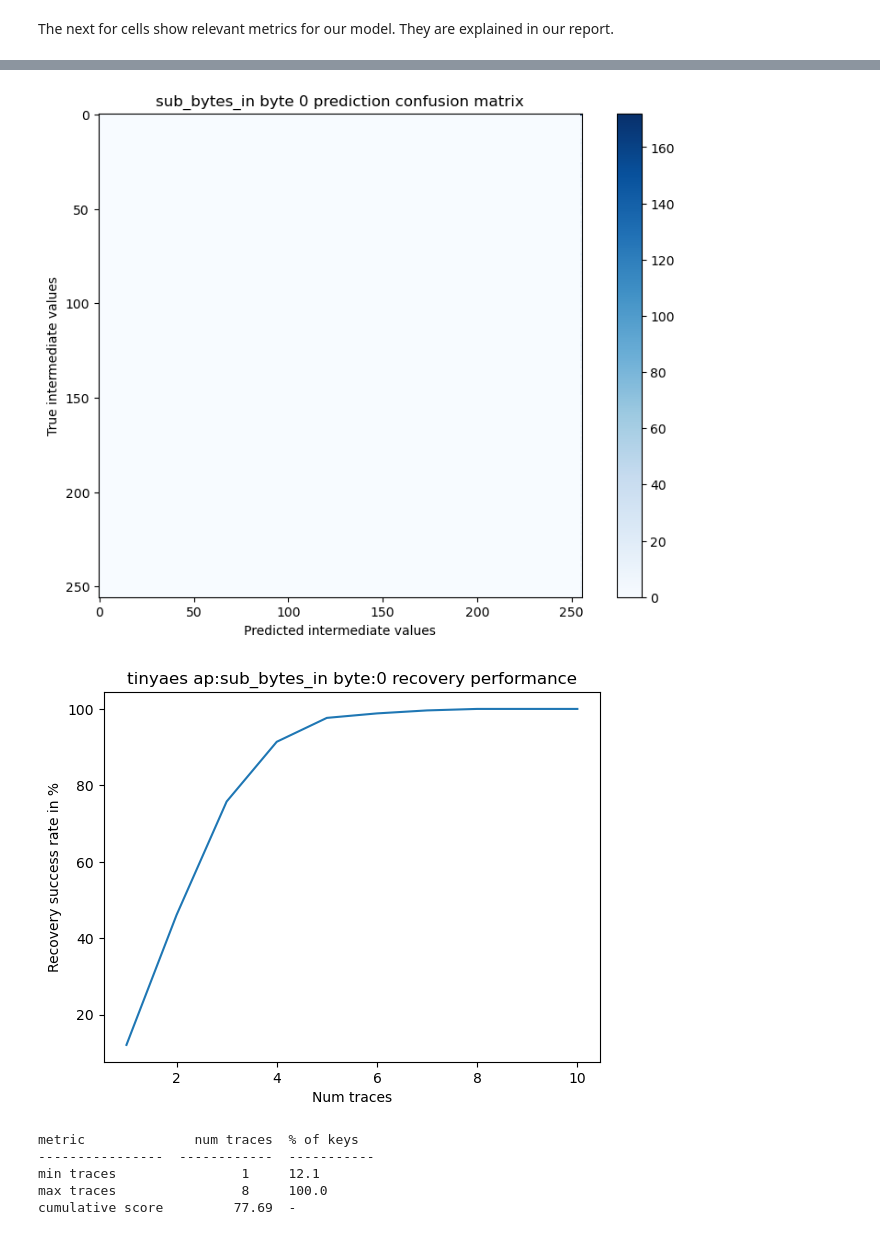
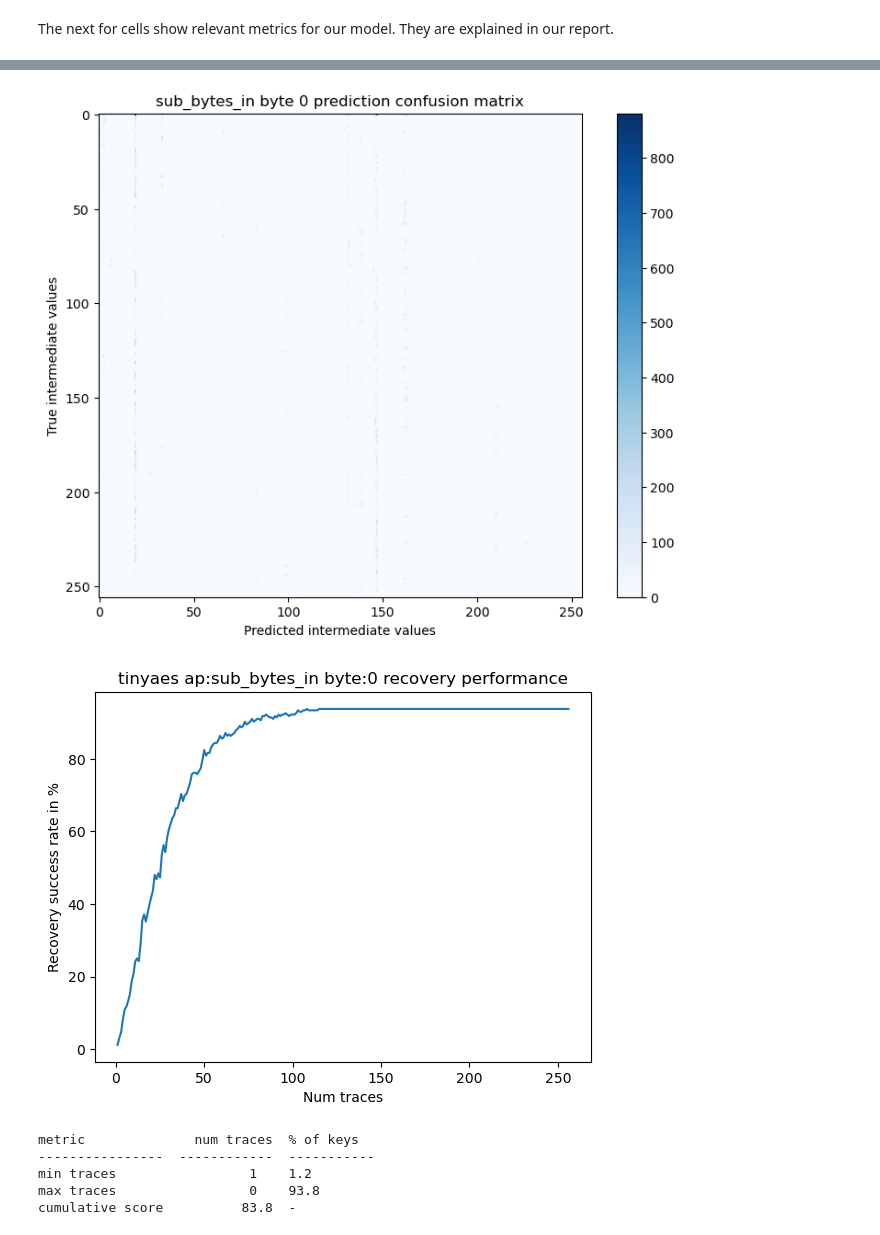
Before and after one commit to 671414/DAT255_SCA, a Jupyter notebook: notebooks/ours/testing_recovery_on_our_own_dataset.ipynb, the cells around one changed output, grey strips where cells are left out. Cells and saved outputs as stored; diff of their text form; code cells hidden in the pictures.

```diff
--- a/notebooks/ours/testing_recovery_on_our_own_dataset.ipynb
+++ b/notebooks/ours/testing_recovery_on_our_own_dataset.ipynb
@@ -88,10 +88,10 @@ This cell might throw an userwarning that can be safely ignored since we are not
 import tensorflow as tf
 
 
-model = tf.keras.models.load_model("../models/stm32f0-tinyaes-cnn-v10-ap_sub_bytes_in-byte_0-len_5000.keras")
-#model = tf.keras.models.load_model("../models/best_model_v1.keras", compile=False)
-#model = tf.keras.models.load_model("../models/first_scaaml_model_on_our_data.keras")
-#sc_md_od = tf.keras.models.load_model("../models/first_scaaml_model_on_our_data.keras")
+#model = tf.keras.models.load_model("../models/stm32f415-tinyaes-cnn-v10-ap_sub_bytes_in-byte_0-len_5000.keras")
+model = tf.keras.models.load_model("../models/stm32f0-tinyaes-cnn-v1-ap_sub_bytes_in-byte_0_len_5000.keras", compile=False)
+#model = tf.keras.models.load_model("../models/stm32f0-tinyaes-cnn-v0-ap_sub_bytes_in-byte_0_len_5000.keras.keras")
+#model = tf.keras.models.load_model("../models/stm32f0-tinyaes-cnn-v0-ap_sub_bytes_in-byte_0_len_5000.keras.keras")
 # %% [markdown]
 These next cells can use a lot of memory.
 # %%
@@ -99,7 +99,7 @@ ATTACK_POINT = 'sub_bytes_in'
 ATTACK_BYTE = 0
 # %%
 import src.DAT255_SCA.utils.dataset_utils as utils
-NUM_TRACES = 10  # maximum number of traces to use to recover a given key byte.
+NUM_TRACES = 256  # maximum number of traces to use to recover a given key byte.
 correct_prediction_rank = defaultdict(list)
 y_pred = []
 y_true = []
@@ -173,19 +173,19 @@ Accuracy: 0.00
 # %%
 plot_confusion_matrix(y_true, y_pred, normalize=True, title="%s byte %s prediction confusion matrix" % (ATTACK_POINT, ATTACK_BYTE))
 # %% [output]
-[figure, old version]
+[figure, new version]
 # %%
-NUM_TRACES_TO_PLOT = 10
+NUM_TRACES_TO_PLOT = 256
 avg_preds = np.array([correct_prediction_rank[i].count(0) for i in range(NUM_TRACES_TO_PLOT)])
 y = avg_preds / len(correct_prediction_rank[0]) * 100
 x = [i + 1 for i in range(NUM_TRACES_TO_PLOT)]
 plt.plot(x, y)
 plt.xlabel("Num traces")
 plt.ylabel("Recovery success rate in %")
 plt.title("%s ap:%s byte:%s recovery performance" % ("tinyaes", ATTACK_POINT, ATTACK_BYTE))
 plt.show()
 # %% [output]
-[figure, old version]
+[figure, new version]
 # %%
 min_traces = 0
 max_traces = 0
@@ -209,8 +209,8 @@ print(tabulate(rows, headers=['metric', 'num traces', '% of keys']))
 # %% [output]
 metric              num traces  % of keys
 ----------------  ------------  -----------
-min traces                1     12.1
-max traces                8     100.0
-cumulative score         77.69  -
+min traces                 1    1.2
+max traces                 0    93.8
+cumulative score          83.8  -
 # %%
 ATTACK_POINT = 'sub_bytes_in' # let's pick an attack point- Key is not a good target: it doesn't work for TinyAEs
```
Also changed, not shown: parts of 5 cells of this notebook, 21 other files.
